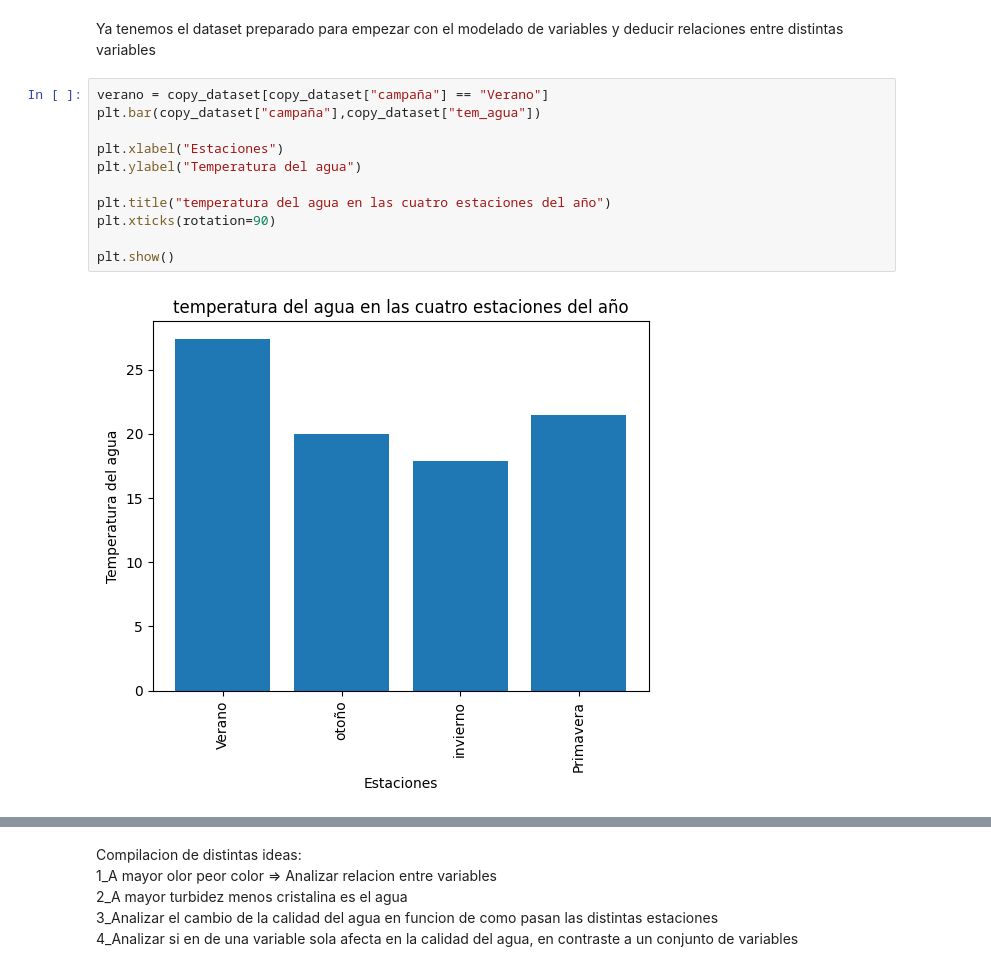
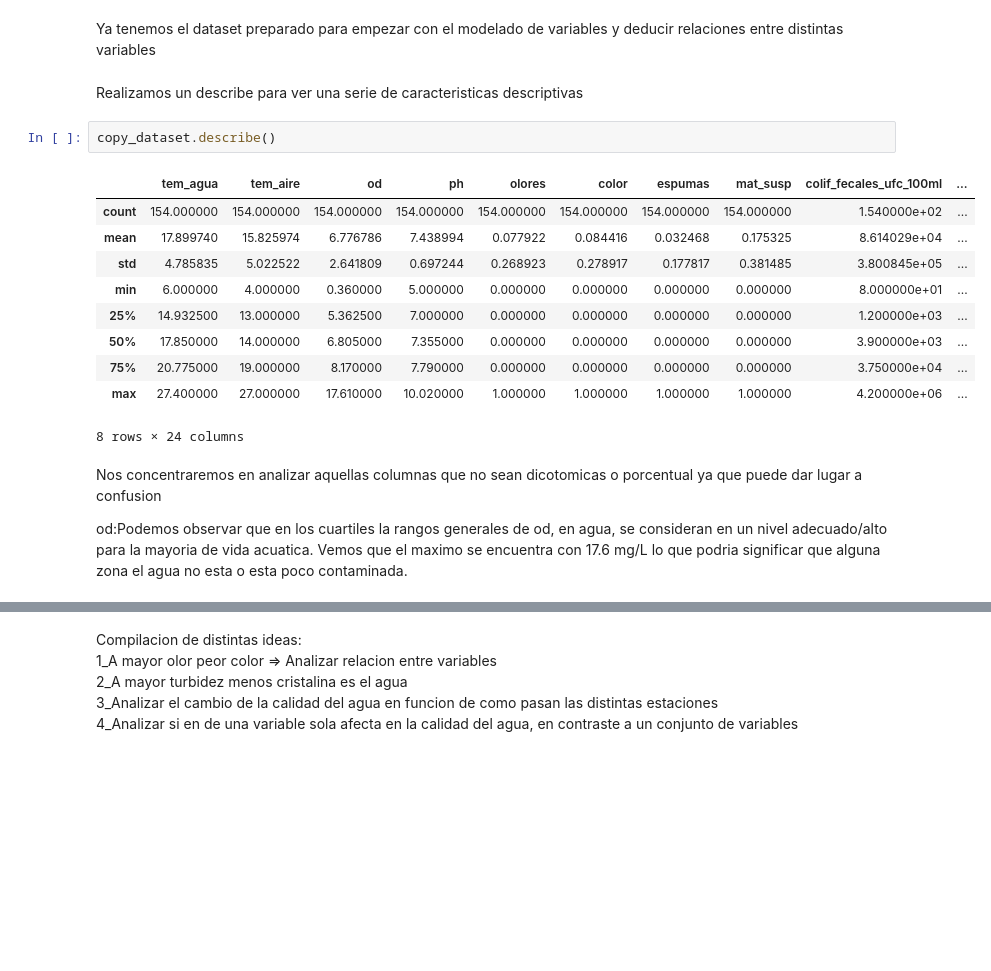
Before and after one commit to muller10000/tp-especial-ciencia-datos, a Jupyter notebook: Ejercicioespecial.ipynb, the cells around one changed output, grey strips where cells are left out. Cells and saved outputs as stored; diff of their text form; blank space fills up the shorter version.

```diff
--- a/Ejercicioespecial.ipynb
+++ b/Ejercicioespecial.ipynb
@@ -489,15 +374,22 @@ See the caveats in the documentation: https://pandas.pydata.org/pandas-docs/stab
 # %% [markdown]
 Ya tenemos el dataset preparado para empezar con el modelado de variables y deducir relaciones entre distintas variables
-# %%
-verano = copy_dataset[copy_dataset["campaña"] == "Verano"]
-plt.bar(copy_dataset["campaña"],copy_dataset["tem_agua"])
-
-plt.xlabel("Estaciones")
-plt.ylabel("Temperatura del agua")
-
-plt.title("temperatura del agua en las cuatro estaciones del año")
-plt.xticks(rotation=90)
-
-plt.show()
-# %% [output]
-[figure, removed]
+# %% [markdown]
+Realizamos un describe para ver una serie de caracteristicas descriptivas
+# %%
+copy_dataset.describe()
+# %% [output]
+|  | tem_agua | tem_aire | od | ph | olores | color | espumas | mat_susp | colif_fecales_ufc_100ml | ... |
+| count | 154.000000 | 154.000000 | 154.000000 | 154.000000 | 154.000000 | 154.000000 | 154.000000 | 154.000000 | 1.540000e+02 | ... |
+| mean | 17.899740 | 15.825974 | 6.776786 | 7.438994 | 0.077922 | 0.084416 | 0.032468 | 0.175325 | 8.614029e+04 | ... |
+| std | 4.785835 | 5.022522 | 2.641809 | 0.697244 | 0.268923 | 0.278917 | 0.177817 | 0.381485 | 3.800845e+05 | ... |
+| min | 6.000000 | 4.000000 | 0.360000 | 5.000000 | 0.000000 | 0.000000 | 0.000000 | 0.000000 | 8.000000e+01 | ... |
+| 25% | 14.932500 | 13.000000 | 5.362500 | 7.000000 | 0.000000 | 0.000000 | 0.000000 | 0.000000 | 1.200000e+03 | ... |
+| 50% | 17.850000 | 14.000000 | 6.805000 | 7.355000 | 0.000000 | 0.000000 | 0.000000 | 0.000000 | 3.900000e+03 | ... |
+| 75% | 20.775000 | 19.000000 | 8.170000 | 7.790000 | 0.000000 | 0.000000 | 0.000000 | 0.000000 | 3.750000e+04 | ... |
+| max | 27.400000 | 27.000000 | 17.610000 | 10.020000 | 1.000000 | 1.000000 | 1.000000 | 1.000000 | 4.200000e+06 | ... |
+8 rows × 24 columns
+# %% [markdown]
+Nos concentraremos en analizar aquellas columnas que no sean dicotomicas o porcentual ya que puede dar lugar a confusion
+
+od:Podemos observar que en los cuartiles la rangos generales de od, en agua, se consideran en un nivel adecuado/alto para la mayoria de vida acuatica.
+Vemos que el maximo se encuentra con 17.6 mg/L lo que podria significar que alguna zona el agua no esta o esta poco contaminada.
```
Also changed, not shown: parts of 44 cells of this notebook.
